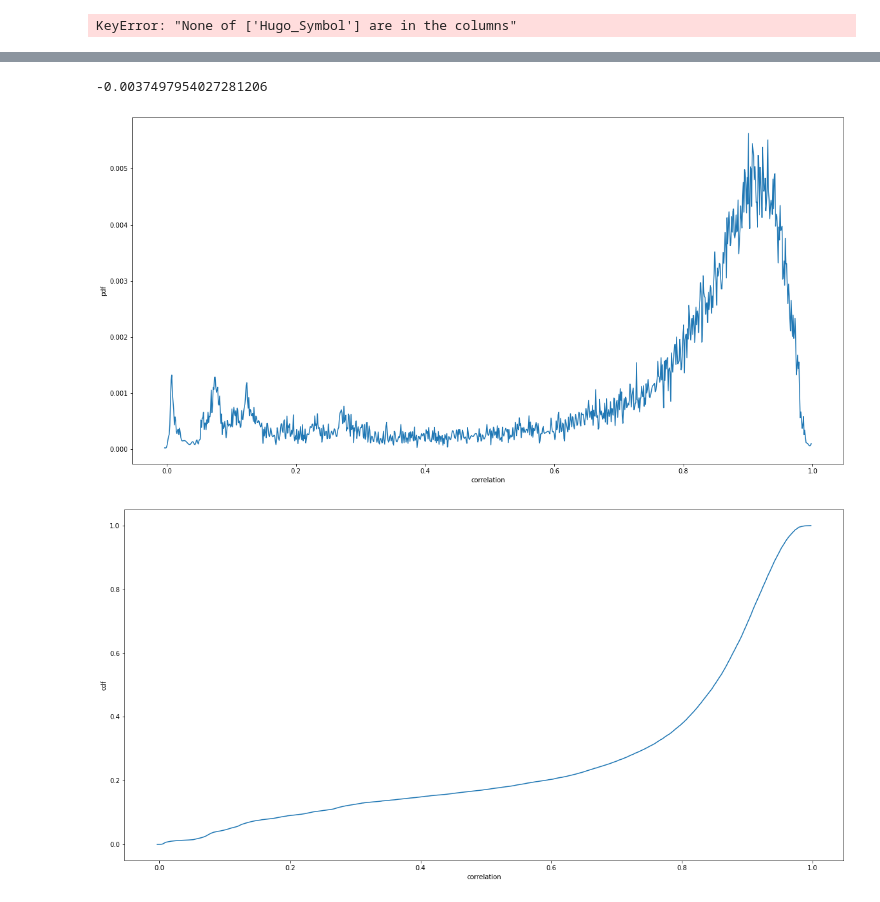
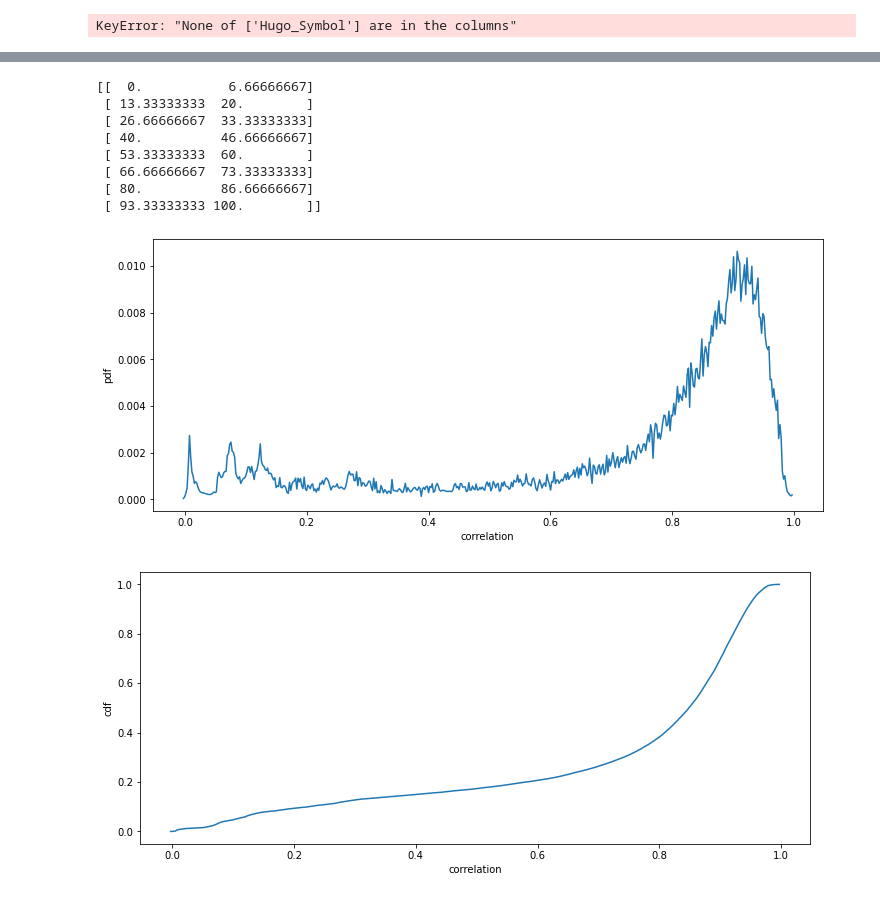
Before and after one commit to zcablii/Master_cancer_project, a Jupyter notebook: Untitled.ipynb, the cells around one changed output, grey strips where cells are left out. Drawn from its saved outputs; the diff is of its cells as text; code cells hidden in the pictures.

```diff
--- a/Untitled.ipynb
+++ b/Untitled.ipynb
@@ -89,19 +104,20 @@ KeyError: "None of ['Hugo_Symbol'] are in the columns"
 import numpy as np
 import pandas as pd
 
-clinical_244_file = 'F:\cancer_data\clinical_244_data.csv'
-mRNA_244_file = 'F:\cancer_data\data_mRNA_244.csv'
-clinical_df=pd.read_csv(clinical_244_file)
+clinical_231_file = 'C:\\Users\\bird\Desktop\\cancer_project_github\\cancer_data\\clinical_231_data.csv'
+mRNA_231_file = 'C:\\Users\\bird\\Desktop\\cancer_project_github\\cancer_data\\data_mRNA_231.csv'
+clinical_df=pd.read_csv(clinical_231_file)
 
-mRNA_244_df=pd.read_csv(mRNA_244_file)
+mRNA_231_df=pd.read_csv(mRNA_231_file)
 # print(mRNA_244_df)
-mRNA_244_df = mRNA_244_df.set_index('SAMPLE_ID')
+mRNA_231_df = mRNA_231_df.set_index('SAMPLE_ID')
 # print(mRNA_244_df['0'].tolist())
+print(mRNA_231_df)
 patient_mRNA = []
-for column in mRNA_244_df:
+for column in mRNA_231_df:
 
 #     print(mRNA_244_df[column].tolist())
-    patient_mRNA.append(mRNA_244_df[column].tolist())
+    patient_mRNA.append(mRNA_231_df[column].tolist())
 # print(patient_mRNA[0])
 patient_np = np.asarray(patient_mRNA)
 # r = np.corrcoef(patient_np, patient_np)
@@ -115,11 +131,12 @@ for i in range(0, len(patient_mRNA)):
         r = np.corrcoef(i_np, j_np)
 
         correlations.append(r[0,1])
-        if r[0,1] > 0.995:
+        if r[0,1] < 0.4:
             print('----')
             print(i)
             print(j)
             print('----')
+            print(r[0,1])
 # correlations = [ round(elem, 2) for elem in correlations ]
 print(correlations)
 # %% [output]
@@ -154,48 +171,87 @@ print(correlations)
 # print(e[0,1])
 # print(len(correlations))
 # max(map(abs, correlations))  #0.9983374205248603
-min( correlations)  #0.0004063651757545707
+# min( correlations)  #0.0004063651757545707
 
 
 # logger.info("min: "+ str(min(map(abs, correlations))))
 # logger.info("max: "+ str(max(map(abs, correlations))))
 
 # logger.info("correlation list: "+ str(correlations))
+
+
+# ll = [23,25,28,120,125,129,130,131,133,134,135,143,151,152,183,187,188,189,204]
+# for i in range(0, len(ll)):
+#     for j in range(i+1, len(ll)):
+
+#         i_np = np.asarray(patient_mRNA[ll[i]])
+#         j_np = np.asarray(patient_mRNA[ll[j]])
+#         r = np.corrcoef(i_np, j_np)
+#         print(r[0,1])
+
+def scale(X, x_min, x_max):
+    nom = (X-X.min())*(x_max-x_min)
+    denom = X.max() - X.min()
+    denom = denom + (denom is 0)
+    return x_min + nom/denom
+
+X = np.array([
+    [ 0,  1],
+    [ 2,  3],
+    [ 4,  5],
+    [ 6,  7],
+    [ 8,  9],
+    [10, 11],
+    [12, 13],
+    [14, 15]
+])
+X_scaled = scale(X, 0, 100)
+print(X_scaled)
+
+
+# then remove the axis=0 and change the lines denom[denom==0] = 1 for denom = denom + (denom is 0).
 # %% [output]
--0.0037497954027281206
+[[  0.           6.66666667]
+ [ 13.33333333  20.        ]
+ [ 26.66666667  33.33333333]
+ [ 40.          46.66666667]
+ [ 53.33333333  60.        ]
+ [ 66.66666667  73.33333333]
+ [ 80.          86.66666667]
+ [ 93.33333333 100.        ]]
 # %%
 # raw_data = {'first_name': ['Jason', 'Molly', np.nan, np.nan, np.nan],
 #         'nationality': ['USA', 'USA', 'France', 'UK', 'UK'],
 #         'age': [42, 52, 36, 24, 70]}
 # df = pd.DataFrame(raw_data, columns = ['first_name', 'nationality', 'age'])
 # american = df['nationality'] == "USA"
 # df.drop(['first_name'],axis=1)
 
 
 
-N = 10000
+N = 5000
 n = N//10
 s = np.asarray(correlations)   # generate your data sample with N elements
 p, x = np.histogram(s, bins=n) # bin it into n = N//10 bins
 x = x[:-1] + (x[1] - x[0])/2   # convert bin edges to centers
 f = UnivariateSpline(x, p, s=n)
 y = f(x)/len(correlations)
 
 cdfy = np.cumsum(y)
 
-plt.figure(figsize=(20,10))
+plt.figure(figsize=(12,5))
 plt.xlabel('correlation')
 plt.ylabel('pdf')
 plt.plot(x, y)
 plt.show()
 
 
-plt.figure(figsize=(20,10))
+plt.figure(figsize=(12,5))
 plt.xlabel('correlation')
 plt.ylabel('cdf')
 plt.plot(x, cdfy)
 plt.show()
 # %% [output]
-[figure, old version]
+[figure, new version]
-[figure, old version]
+[figure, new version]
 # %%
```
Also changed, not shown: parts of 9 cells of this notebook, 3 other files.
